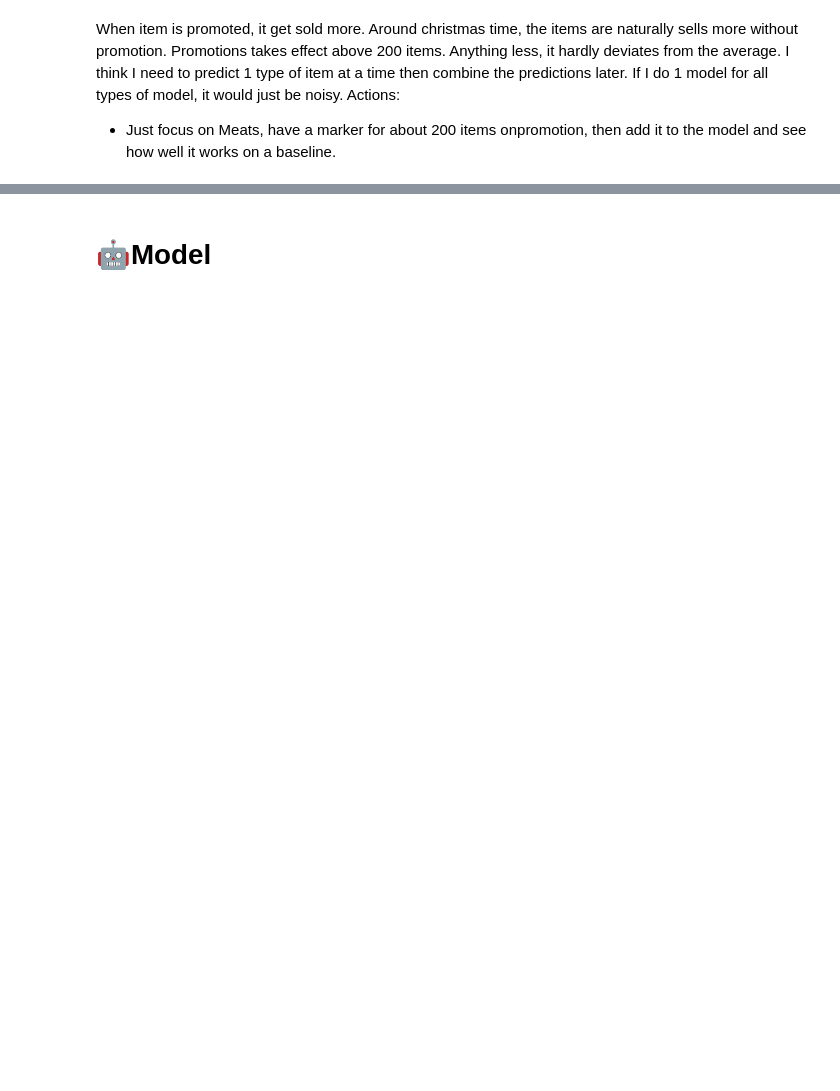
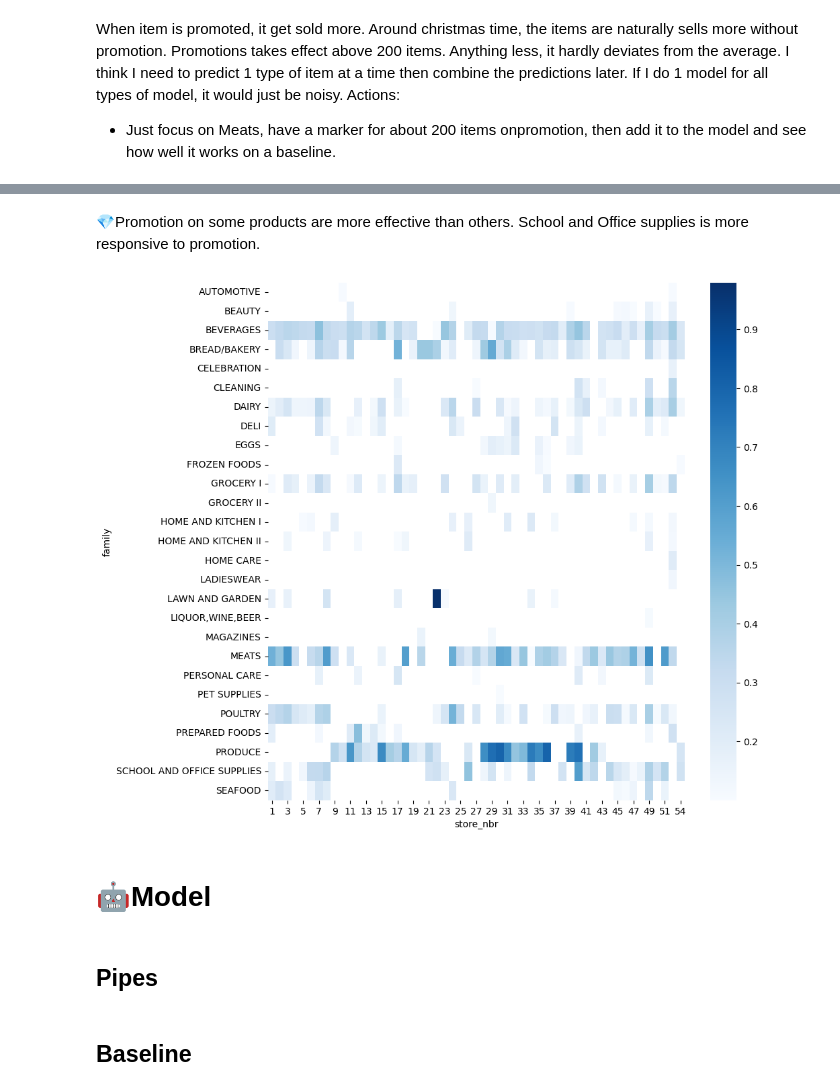
Before and after one commit to cmd-master/store-sales, a Jupyter notebook: store-sales.ipynb, the cells around one changed output, grey strips where cells are left out. Cells and saved outputs as stored; diff of their text form; code cells hidden in the pictures; blank space fills up the shorter version.

```diff
--- a/store-sales.ipynb
+++ b/store-sales.ipynb
@@ -150,5 +154,21 @@ Actions:
+# %% [markdown]
+💎Promotion on some products are more effective than others. School and Office supplies is more responsive to promotion.
+# %%
+g = train
+g['promo-sales'] = train['onpromotion'] / train['sales']
+g = g.groupby(['family', 'store_nbr']).corr(numeric_only=True)[target].reset_index()
+g = g.query('level_2 == "promo-sales"').dropna(subset='sales')
+g = g.sort_values(by='sales')
+g = g[g['sales']>0.1]
+g = g.pivot_table('sales', index='family', columns='store_nbr', aggfunc='mean')
+fig, ax = plt.subplots(figsize=(10, 10))
+sns.heatmap(g, cmap='Blues', ax=ax);
+# %% [output]
+[figure, added]
 # %% [markdown]
 # 🤖Model
+# %% [markdown]
+## Pipes
 # %%
 from sklearn.base import BaseEstimator, TransformerMixin
 from sklearn.pipeline import Pipeline, FeatureUnion
@@ -182,6 +202,8 @@ pipe = FeatureUnion([
 pipe.fit(train)
 train_pp = pipe.transform(train)
 test_pp = pipe.transform(test)
+# %% [markdown]
+## Baseline
 # %%
 from sklearn.linear_model import LinearRegression
 from sklearn.svm import LinearSVR
```
Also changed, not shown: parts of 10 cells of this notebook.
